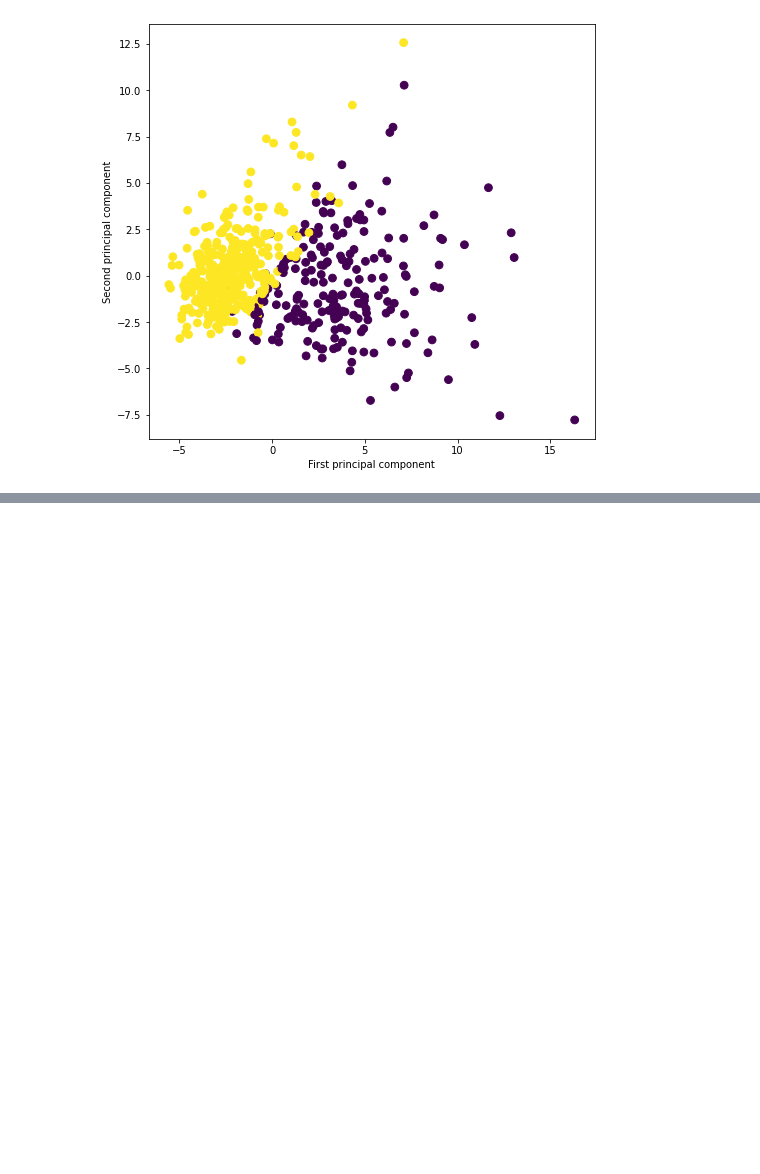
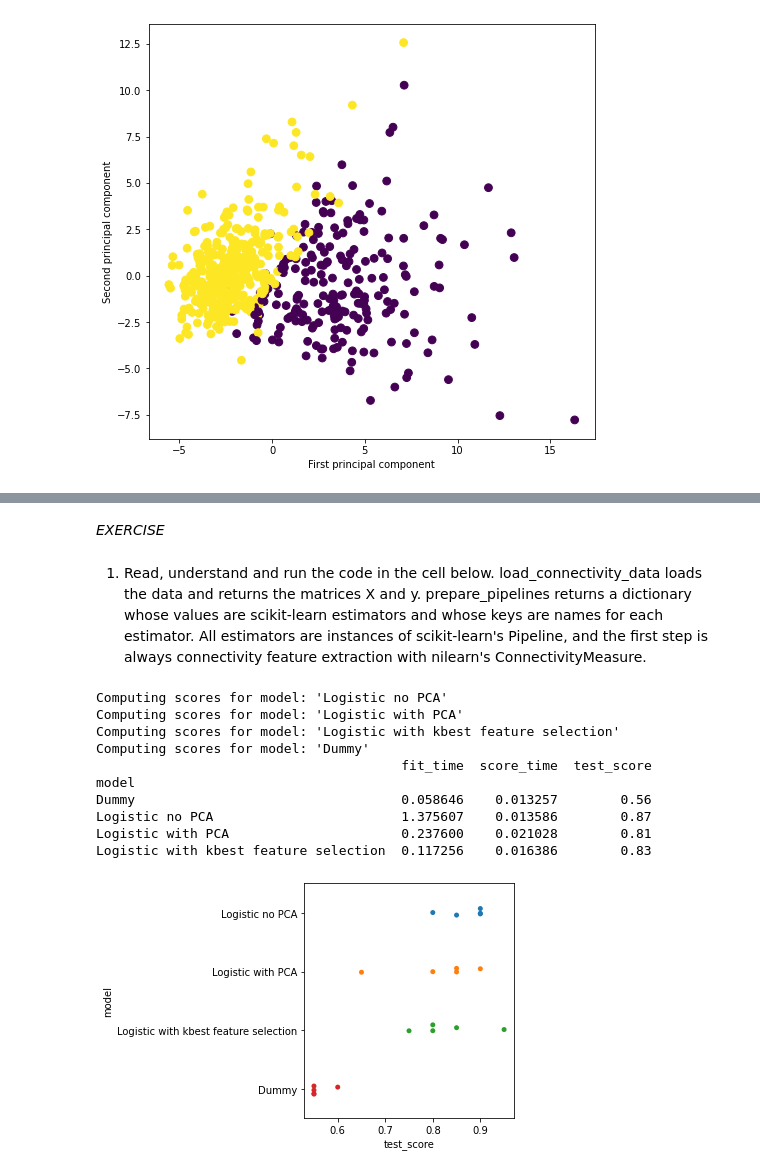
Before and after one commit to lydrad/AI_ML_ABCD, a Jupyter notebook: AIML_exercise1.ipynb, the cells around one changed output, grey strips where cells are left out. Saved outputs shown, nothing was run; the diff lists cells and outputs as text; code cells hidden in the pictures; blank space fills up the shorter version.

```diff
--- a/AIML_exercise1.ipynb
+++ b/AIML_exercise1.ipynb
@@ -367,0 +368,4 @@ We therefore obtain a typical supervised learning experiment, with learning pipe
+# %% [markdown]
+*EXERCISE*
+# %% [markdown]
+1. Read, understand and run the code in the cell below. load_connectivity_data loads the data and returns the matrices X and y. prepare_pipelines returns a dictionary whose values are scikit-learn estimators and whose keys are names for each estimator. All estimators are instances of scikit-learn's Pipeline, and the first step is always connectivity feature extraction with nilearn's ConnectivityMeasure.
@@ -367,0 +450,20 @@ We therefore obtain a typical supervised learning experiment, with learning pipe
+# %%
+X, y = load_timeseries_and_site()
+models = prepare_pipelines()
+all_scores = compute_cv_scores(models, X, y)
+print(all_scores.groupby("model").mean())
+sns.stripplot(data=all_scores, x="test_score", y="model")
+plt.tight_layout()
+plt.show()
+# %% [output]
+Computing scores for model: 'Logistic no PCA'
+Computing scores for model: 'Logistic with PCA'
+Computing scores for model: 'Logistic with kbest feature selection'
+Computing scores for model: 'Dummy'
+                                       fit_time  score_time  test_score
+model
+Dummy                                  0.058646    0.013257        0.56
+Logistic no PCA                        1.375607    0.013586        0.87
+Logistic with PCA                      0.237600    0.021028        0.81
+Logistic with kbest feature selection  0.117256    0.016386        0.83
+[figure, added]
```
Also changed, not shown: parts of 5 cells of this notebook.
